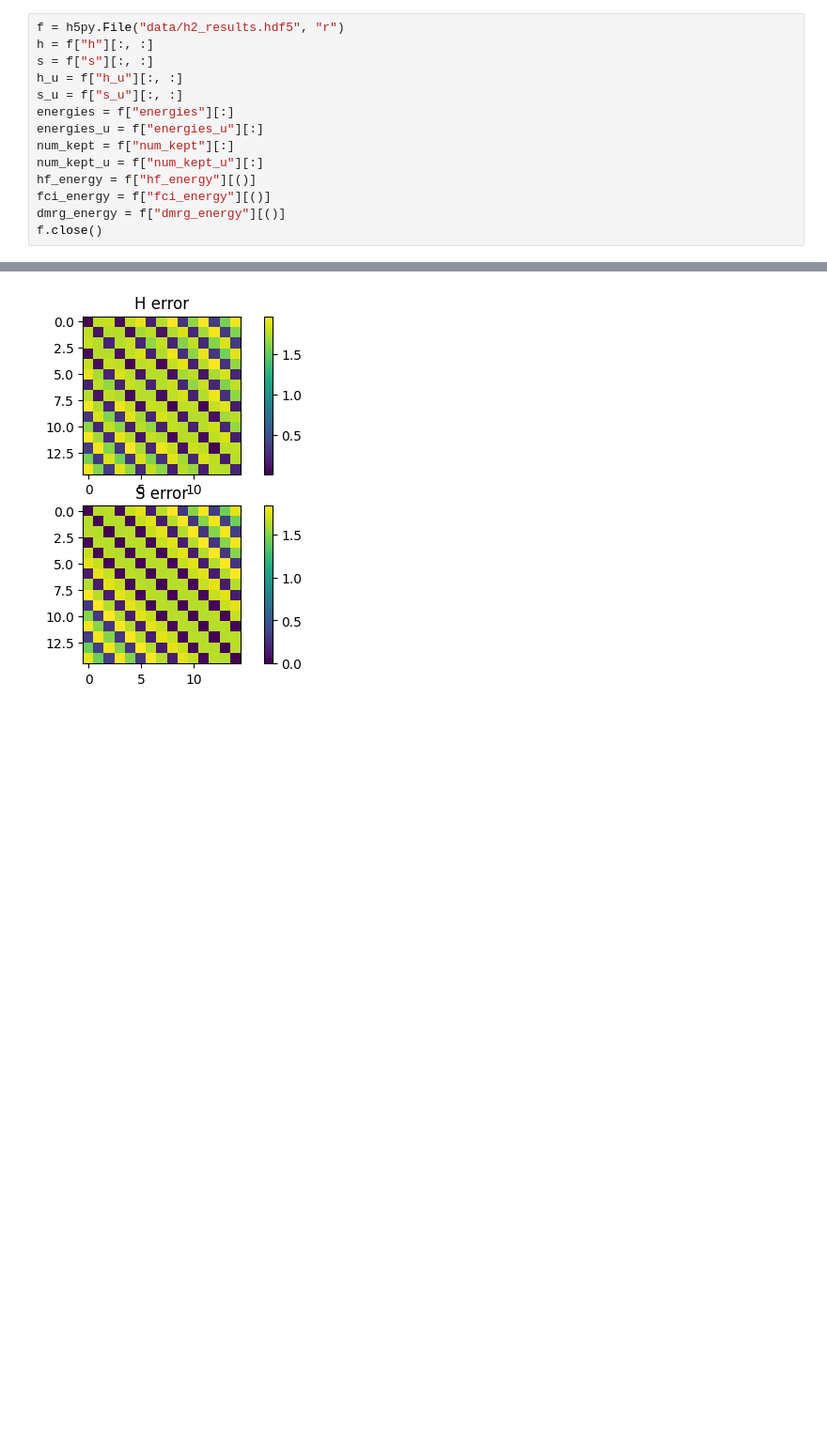
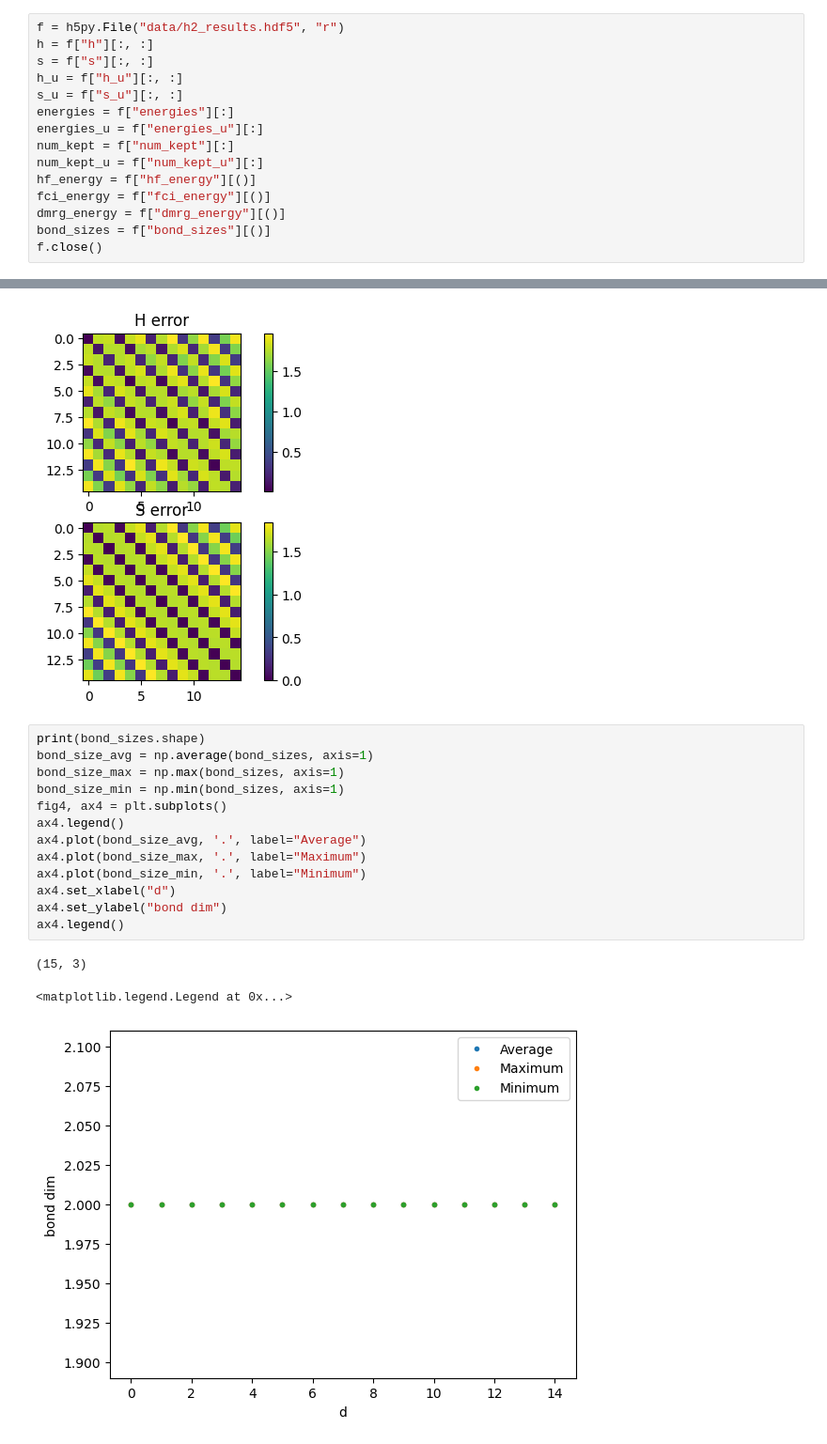
Before and after one commit to bdalfavero/RealTimeKrylov, a Jupyter notebook: hydrogen_plot.ipynb, the cells around one changed output, grey strips where cells are left out. Shown at 94% size. Saved outputs shown, nothing was run; the diff lists cells and outputs as text; blank space fills up the shorter version.

```diff
--- a/hydrogen_plot.ipynb
+++ b/hydrogen_plot.ipynb
@@ -15,6 +15,7 @@ num_kept_u = f["num_kept_u"][:]
 hf_energy = f["hf_energy"][()]
 fci_energy = f["fci_energy"][()]
 dmrg_energy = f["dmrg_energy"][()]
+bond_sizes = f["bond_sizes"][()]
 f.close()
 # %%
 fig, ax = plt.subplots(2, 2)
@@ -66,3 +67,20 @@ fig3.colorbar(im2)
 # %% [output]
 <matplotlib.colorbar.Colorbar at 0x...>
 [figure]
+# %%
+print(bond_sizes.shape)
+bond_size_avg = np.average(bond_sizes, axis=1)
+bond_size_max = np.max(bond_sizes, axis=1)
+bond_size_min = np.min(bond_sizes, axis=1)
+fig4, ax4 = plt.subplots()
+ax4.legend()
+ax4.plot(bond_size_avg, '.', label="Average")
+ax4.plot(bond_size_max, '.', label="Maximum")
+ax4.plot(bond_size_min, '.', label="Minimum")
+ax4.set_xlabel("d")
+ax4.set_ylabel("bond dim")
+ax4.legend()
+# %% [output]
+(15, 3)
+<matplotlib.legend.Legend at 0x...>
+[figure, added]
```
Also changed, not shown: 4 other files.
